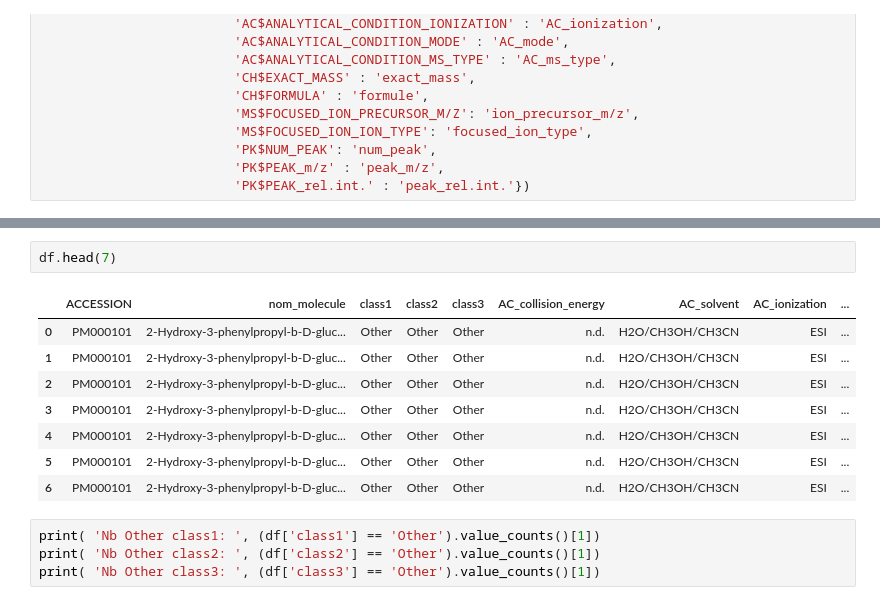
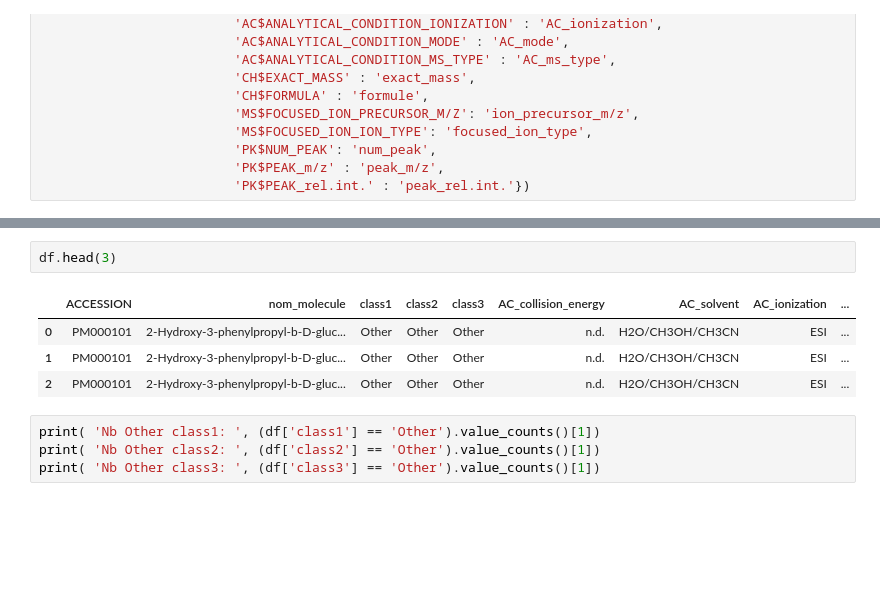
Before and after one commit to margreg/Classification-de-m-tabolite-secondaire-partir-de-spectres-de-masse, a Jupyter notebook: data_cleaning.ipynb, the cells around one changed output, grey strips where cells are left out. Cells and saved outputs as stored; diff of their text form; blank space fills up the shorter version.

```diff
--- a/data_cleaning.ipynb
+++ b/data_cleaning.ipynb
@@ -97,16 +97,12 @@ peak_rel.int.          49308 non-null int64
 dtypes: float64(1), int64(2), object(14)
 memory usage: 6.4+ MB
 # %%
-df.head(7)
+df.head(3)
 # %% [output]
 |  | ACCESSION | nom_molecule | class1 | class2 | class3 | AC_collision_energy | AC_solvent | AC_ionization | ... |
 | 0 | PM000101 | 2-Hydroxy-3-phenylpropyl-b-D-gluc... | Other | Other | Other | n.d. | H2O/CH3OH/CH3CN | ESI | ... |
 | 1 | PM000101 | 2-Hydroxy-3-phenylpropyl-b-D-gluc... | Other | Other | Other | n.d. | H2O/CH3OH/CH3CN | ESI | ... |
 | 2 | PM000101 | 2-Hydroxy-3-phenylpropyl-b-D-gluc... | Other | Other | Other | n.d. | H2O/CH3OH/CH3CN | ESI | ... |
-| 3 | PM000101 | 2-Hydroxy-3-phenylpropyl-b-D-gluc... | Other | Other | Other | n.d. | H2O/CH3OH/CH3CN | ESI | ... |
-| 4 | PM000101 | 2-Hydroxy-3-phenylpropyl-b-D-gluc... | Other | Other | Other | n.d. | H2O/CH3OH/CH3CN | ESI | ... |
-| 5 | PM000101 | 2-Hydroxy-3-phenylpropyl-b-D-gluc... | Other | Other | Other | n.d. | H2O/CH3OH/CH3CN | ESI | ... |
-| 6 | PM000101 | 2-Hydroxy-3-phenylpropyl-b-D-gluc... | Other | Other | Other | n.d. | H2O/CH3OH/CH3CN | ESI | ... |
 # %%
 print( 'Nb Other class1: ', (df['class1'] == 'Other').value_counts()[1])
 print( 'Nb Other class2: ', (df['class2'] == 'Other').value_counts()[1])
```
Also changed, not shown: parts of 6 cells of this notebook, 3 other files.
